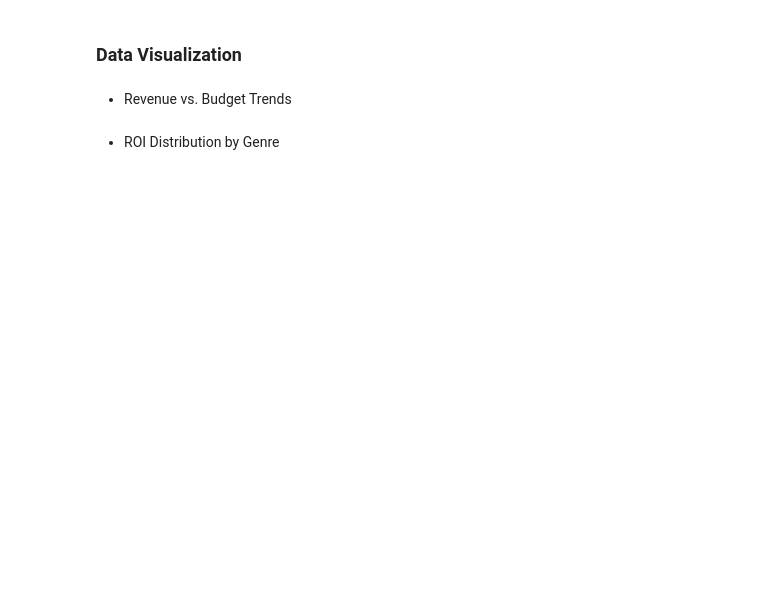
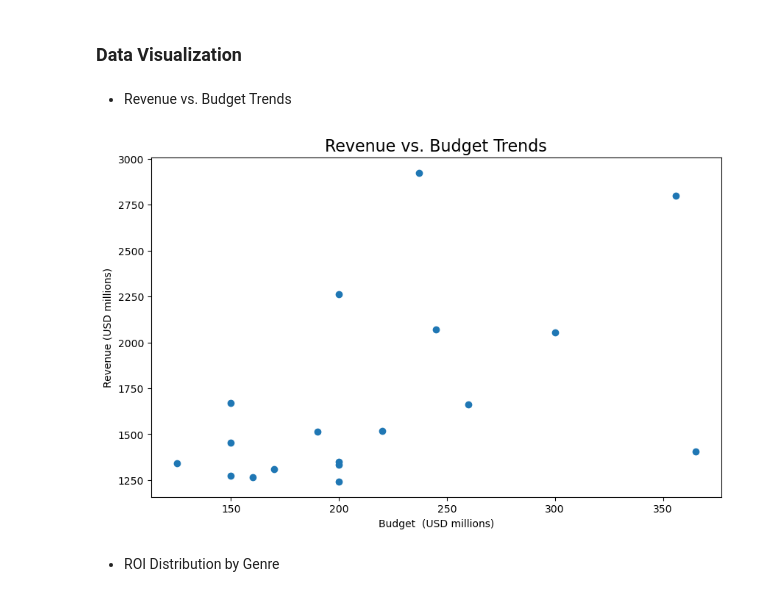
Before and after one commit to kgyauAmtch/Amtch_Personal_Projects, a Jupyter notebook: Project1/notebooks/data_cleaning.ipynb, the cells around one changed output. Cells and saved outputs as stored; diff of their text form; code cells hidden in the pictures; blank space fills up the shorter version.

```diff
--- a/Project1/notebooks/data_cleaning.ipynb
+++ b/Project1/notebooks/data_cleaning.ipynb
@@ -582,14 +1043,16 @@ reordered_df.to_csv('/Users/gyauk/github/Project1_movie_analysis/Project1/data/p
 # %%
 # lineplot of Revenue vs. Budget Trends
 plt.figure(figsize=(10, 6))
-sns.scatterplot(data=reordered_df, x='budget_musd', y='revenue_musd')
+plt.scatter(data=reordered_df, x='budget_musd', y='revenue_musd')
 
 # Adding title and labels
 plt.title('Revenue vs. Budget Trends', fontsize=16)
 plt.xlabel('Budget  (USD millions)')
 plt.ylabel('Revenue (USD millions)')
 
 plt.show()
+# %% [output]
+[figure, added]
 # %% [markdown]
 - ROI Distribution by Genre
 # %%
```
Also changed, not shown: parts of 64 cells of this notebook, 1 other file.
